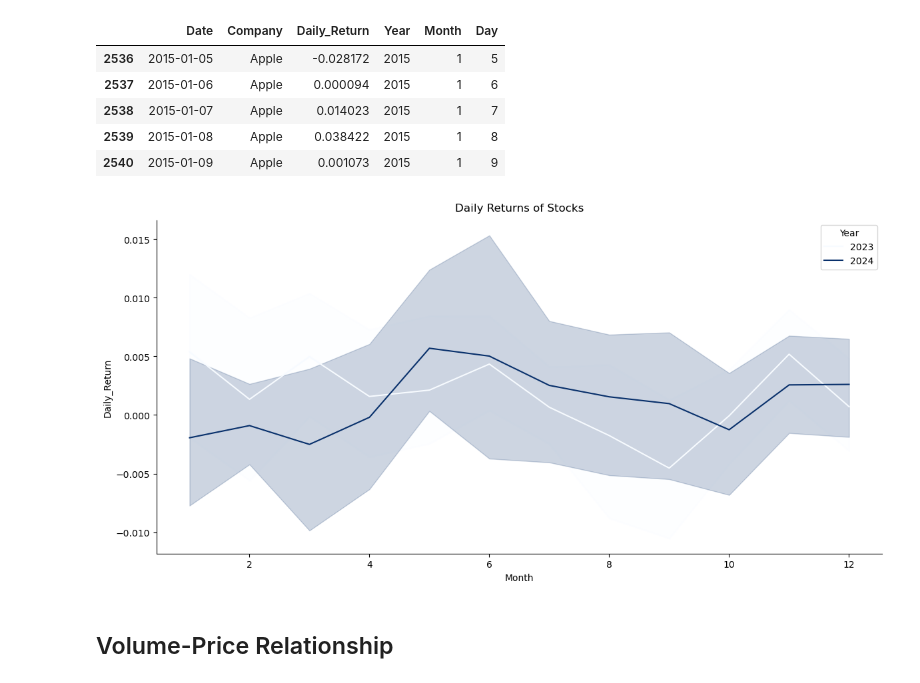
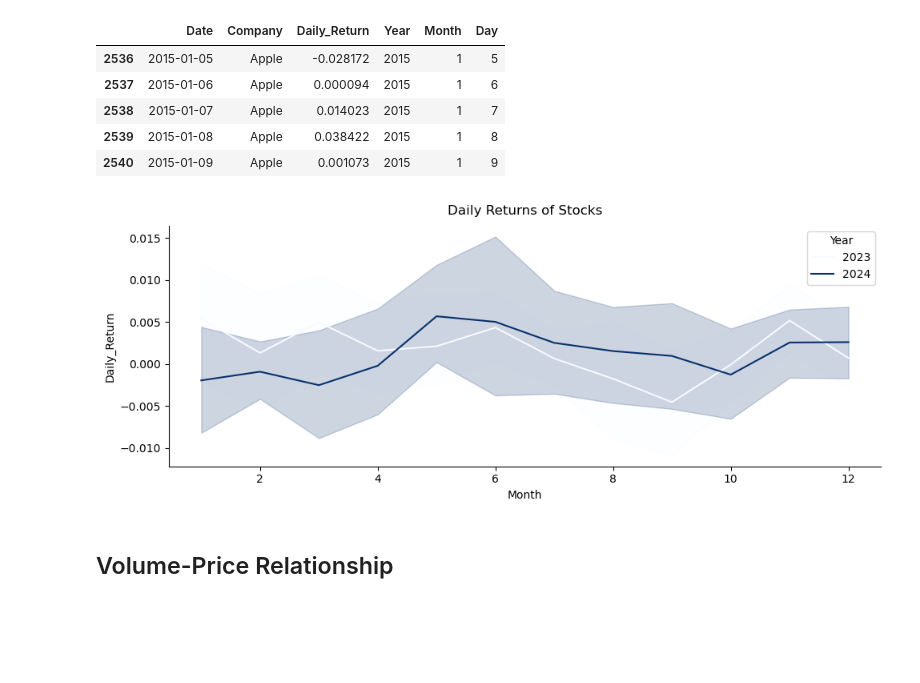
Before and after one commit to modyreturn/Stock-Market-Analysis, a Jupyter notebook: Stock_Analysis.ipynb, the cells around one changed output. Saved outputs shown, nothing was run; the diff lists cells and outputs as text; code cells hidden in the pictures; blank space fills up the shorter version.

```diff
--- a/Stock_Analysis.ipynb
+++ b/Stock_Analysis.ipynb
@@ -406,22 +406,22 @@ df_Apple.head()
 # %%
 df_Apple = df_Apple[df_Apple['Year'].isin([2023, 2024])]
 # %%
-plt.figure(figsize=(12, 6))
+plt.figure(figsize=(10, 4))
 sns.lineplot(data=df_Apple,
              x='Month',
              y='Daily_Return',
              hue='Year',
              palette='Blues'
              )
 
 
 plt.title('Daily Returns of Stocks', pad=10)
 
 sns.despine()
 plt.tight_layout()
 plt.show()
 # %% [output]
-[figure, old version]
+[figure, new version]
 # %% [markdown]
 ## Volume-Price Relationship
 # %%
```
